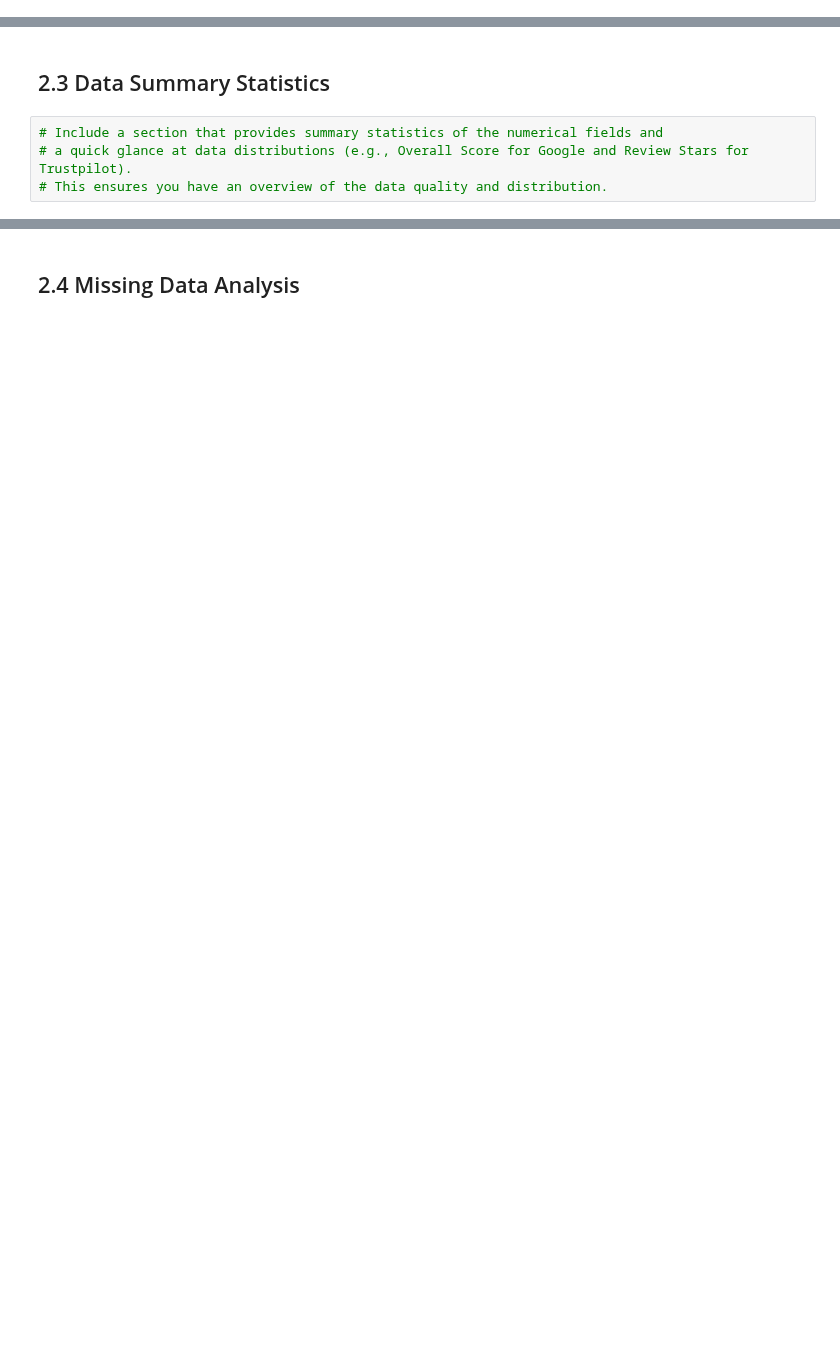
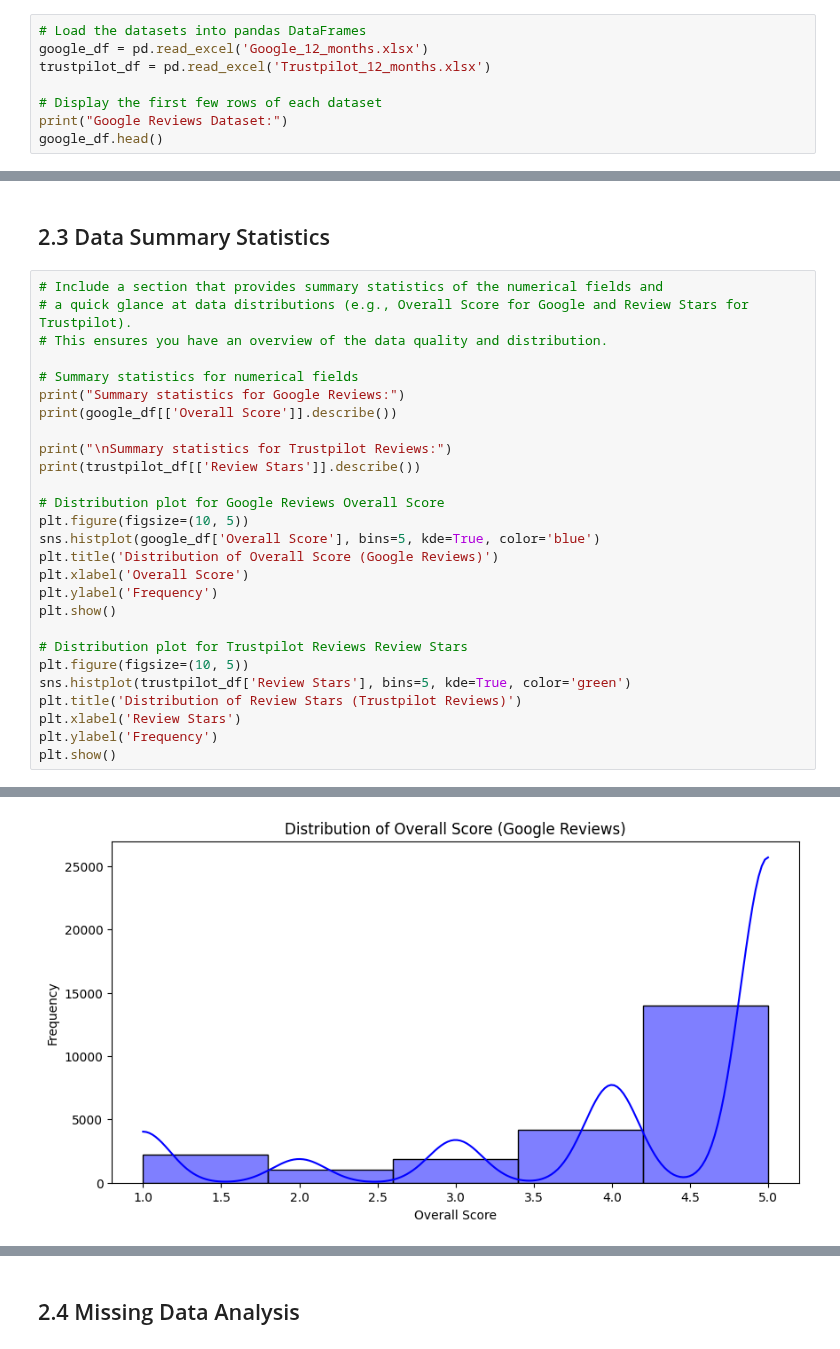
Before and after one commit to sheldonkemper/portfolio, a Jupyter notebook: KEMPER_SHELDON_CAM_C301_Week_4and5_Topic_project.ipynb, the cells around one changed output, grey strips where cells are left out. Cells and saved outputs as stored; diff of their text form; blank space fills up the shorter version.

```diff
--- a/KEMPER_SHELDON_CAM_C301_Week_4and5_Topic_project.ipynb
+++ b/KEMPER_SHELDON_CAM_C301_Week_4and5_Topic_project.ipynb
@@ -213,0 +335,8 @@ todo
+# %%
+# Load the datasets into pandas DataFrames
+google_df = pd.read_excel('Google_12_months.xlsx')
+trustpilot_df = pd.read_excel('Trustpilot_12_months.xlsx')
+
+# Display the first few rows of each dataset
+print("Google Reviews Dataset:")
+google_df.head()
@@ -220,6 +423,30 @@ todo
 # %% [markdown]
 ## 2.3 Data Summary Statistics
-# %%
-# Include a section that provides summary statistics of the numerical fields and
-# a quick glance at data distributions (e.g., Overall Score for Google and Review Stars for Trustpilot).
-# This ensures you have an overview of the data quality and distribution.
+# %%
+# Include a section that provides summary statistics of the numerical fields and
+# a quick glance at data distributions (e.g., Overall Score for Google and Review Stars for Trustpilot).
+# This ensures you have an overview of the data quality and distribution.
+
+# Summary statistics for numerical fields
+print("Summary statistics for Google Reviews:")
+print(google_df[['Overall Score']].describe())
+
+print("\nSummary statistics for Trustpilot Reviews:")
+print(trustpilot_df[['Review Stars']].describe())
+
+# Distribution plot for Google Reviews Overall Score
+plt.figure(figsize=(10, 5))
+sns.histplot(google_df['Overall Score'], bins=5, kde=True, color='blue')
+plt.title('Distribution of Overall Score (Google Reviews)')
+plt.xlabel('Overall Score')
+plt.ylabel('Frequency')
+plt.show()
+
+# Distribution plot for Trustpilot Reviews Review Stars
+plt.figure(figsize=(10, 5))
+sns.histplot(trustpilot_df['Review Stars'], bins=5, kde=True, color='green')
+plt.title('Distribution of Review Stars (Trustpilot Reviews)')
+plt.xlabel('Review Stars')
+plt.ylabel('Frequency')
+plt.show()
+# %% [output]
@@ -225,0 +470 @@ todo
+[figure, added]
```
Also changed, not shown: parts of 39 cells of this notebook.
